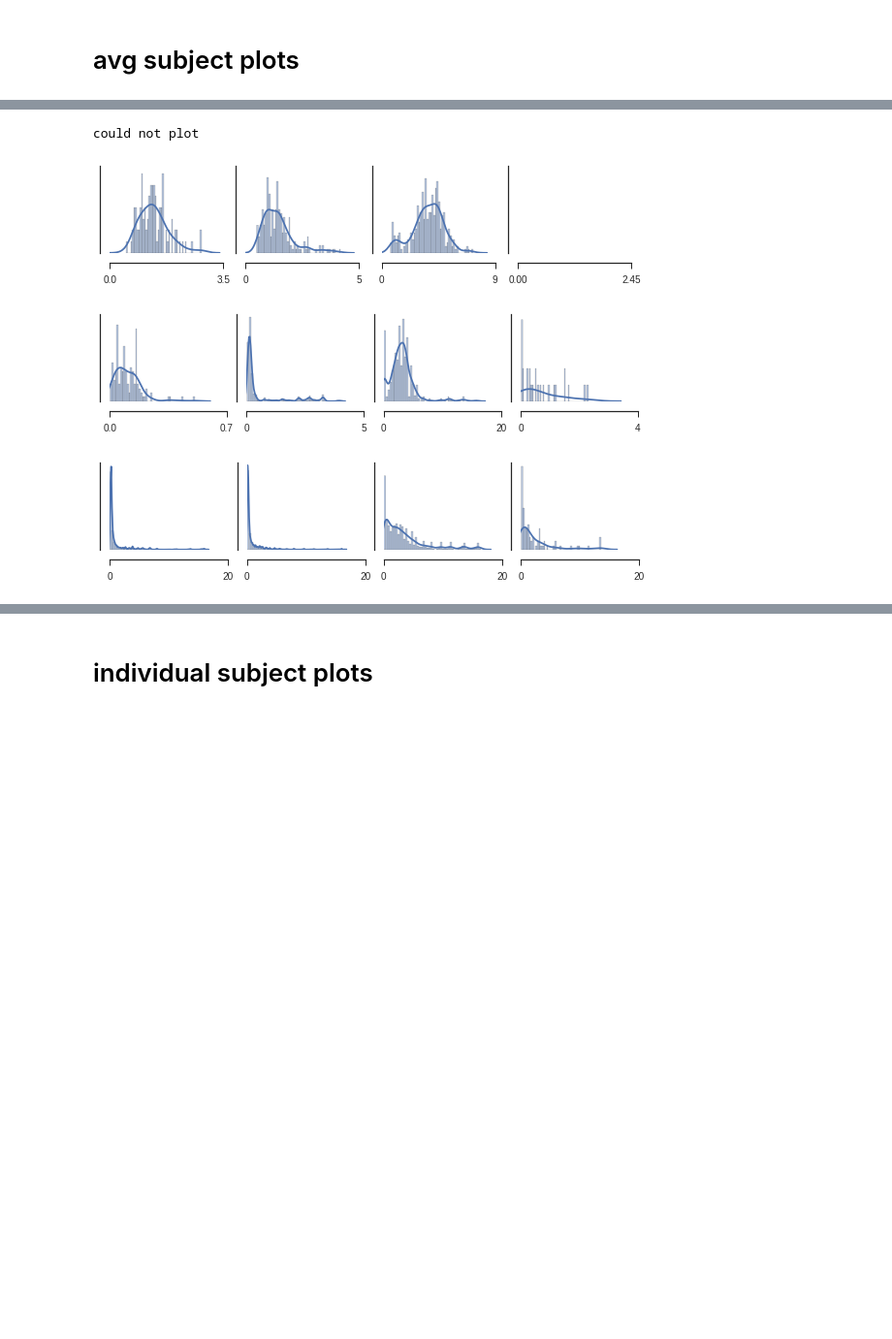
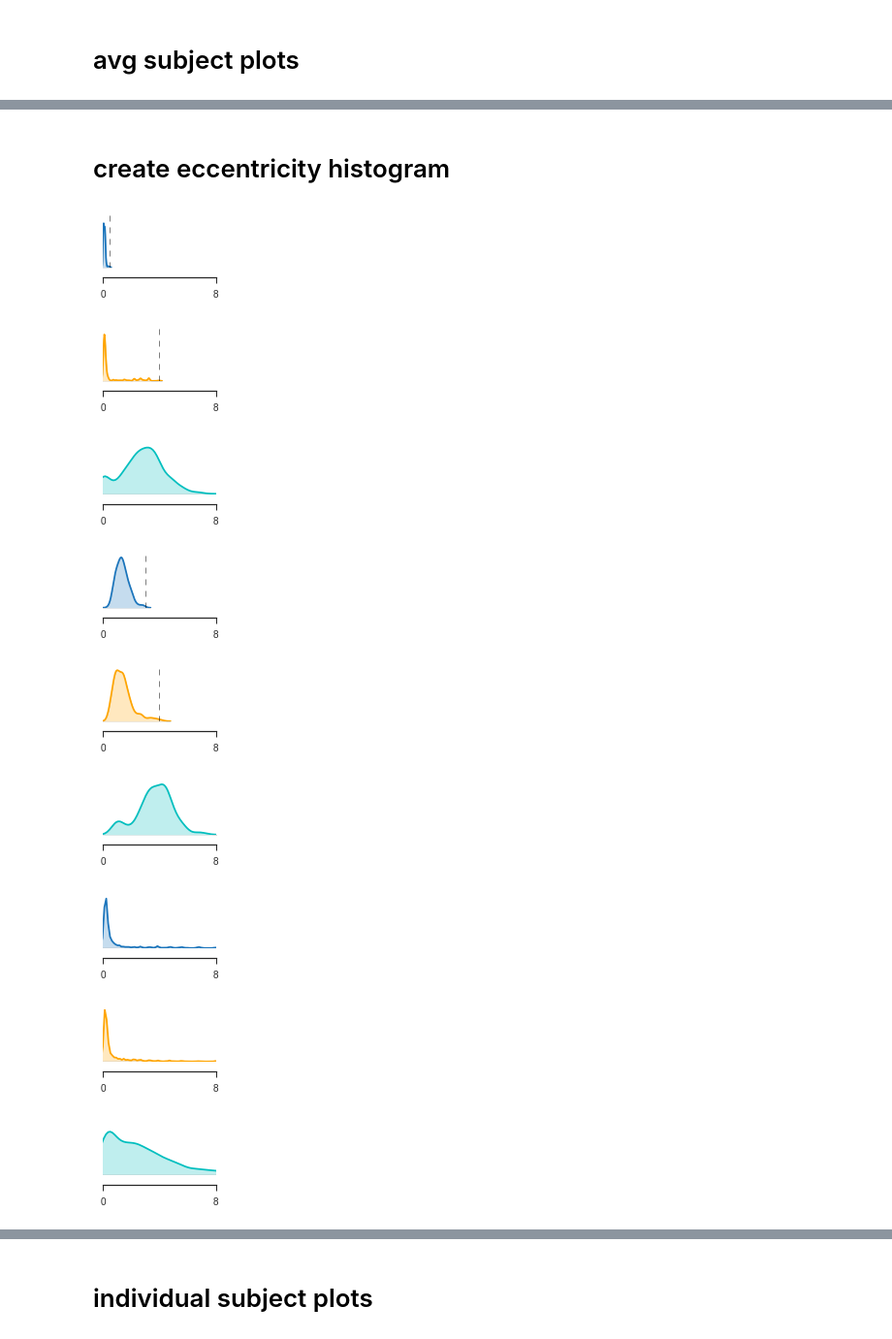
Before and after one commit to daanvanes/hcp_cerebellum_retinotopy, a Jupyter notebook: 3_Figures.ipynb, the cells around one changed output, grey strips where cells are left out. Shown at 97% size. Drawn from its saved outputs; the diff is of its cells as text; code cells hidden in the pictures; blank space fills up the shorter version.

```diff
--- a/3_Figures.ipynb
+++ b/3_Figures.ipynb
@@ -157,9 +121,9 @@ mask_names ={
 'left_VI':1,
 'right_VI':5,
 'left_VIIb':2,
- 'right_VIIb':7,
- 'left_VIIIb':3,
- 'right_VIIIb':6,
+'right_VIIb':7,
+'left_VIIIb':3,
+'right_VIIIb':6,
 'left_crusI':4,
 }
 
@@ -168,7 +132,11 @@ roi_combs = {
     'VIIb':[2,7],
     'VIIIb':[3,6],
     'crus':[4]
+}
 
-}
-roi_order = ['left_VI','left_VIIb','left_VIIIb','left_crusI','right_VI','right_VIIb','right_VIIIb']
-roi_comb_order = ['VI','VIIb','VIIIb','crus']
+stim_radius = 8
+sub_types = ['avg','wavg','per']
+n_vox_per = 250
+
+roi_order = ['left_VI','right_VI','left_VIIb','right_VIIb','left_VIIIb','right_VIIIb']
+roi_comb_order = ['VI','VIIb','VIIIb']
@@ -339,65 +517,64 @@ for sub_type in ['fits_per']:#['wavg','avg','per']:
+# %% [markdown]
+# create eccentricity histogram
 # %%
 # ecc histogram
-for sub_type in ['wavg','avg','per']:
+for sub_type in sub_types:
 
     # first create a plot for the average subject
-    f = pl.figure(figsize=(8,2))
     for mi,mask in enumerate(roi_comb_order):
 
-        s = f.add_subplot(1,4,mi+1)
-#         pl.title(mask)
+        # setup figure
+        f = pl.figure(figsize=(2,1.5))
+        s = f.add_subplot(1,1,1)
+
+        # get mask
         roimask = np.zeros_like(nb.load(os.path.join(out_dir,'masks','cer_retmaps','all_masks_together.nii')).get_data())
-
         for subroi in roi_combs[mask]:
             this_mask = (nb.load(os.path.join(out_dir,'masks','cer_retmaps','all_masks_together.nii')).get_data()==subroi)
             roimask[this_mask] = 1
-
         roimask = roimask.astype(bool)
 
-#         roimask = (nb.load(os.path.join(out_dir,'masks','cer_retmaps','all_masks_together.nii')).get_data()==(mask_names[mask]))
-
+        # get data
         if sub_type in ['avg','wavg']:
 
             data = nb.load(os.path.join(out_dir,'masked_niftis',masktype,'prfresults_subject_rank_%s.nii'%sub_type)).get_data()
             eccs = np.ravel(data[roimask,dims['ecc']])
 
-#             eccs  = eccs[eccs > 0.1]
         elif sub_type == 'per':
             all_eccs = []
             for sj in range(181):
 
                 data = nb.load(os.path.join(out_dir,'masked_niftis',masktype,'prfresults_subject_rank_%d.nii'%sj)).get_data()
                 all_eccs.append(np.ravel(data[roimask,dims['ecc']]))
 
             eccs = np.ravel(all_eccs)
 
-#             eccs = eccs[eccs>0.5]
-
-#         if mask =='VI':
-#             maxecc = 2
-#         elif mask == 'VIIb':
-#             maxecc = 4
-#         elif mask == 'VIIIb':
-#             maxecc = 12
-#         elif mask == 'crus':
-#             maxecc = 6
-
+        maxecc = get_ecc_lim(mask,sub_type)
+        maxplotsize = get_size_lim(mask,sub_type)
+        c = get_roi_color(mask)
 
         try:
-            sn.distplot(eccs[~np.isnan(eccs)],bins=50)#,color = ['b'])
+            sn.kdeplot(eccs[~np.isnan(eccs)],shade=True,color=c)#,color = ['b'])
         except:
             print 'could not plot'
-        pl.xlim(0,s.get_xlim()[1])
+
+        pl.axvline(maxecc,ls='--',color='k',lw=0.5)
+        pl.xlim(0,stim_radius)
         pl.ylim(0,s.get_ylim()[1])
-        pl.xticks([0,s.get_xlim()[1]])
+        pl.xticks([0,stim_radius])
         pl.yticks([])
-        sn.despine(offset=10)
+        sn.despine(offset=10,left=True)
 
-    pl.tight_layout()
-    f.savefig(os.path.join(fig_dir,'ecc_histograms_%s.pdf'%sub_type))
+        pl.tight_layout()
+        f.savefig(os.path.join(fig_dir,'ecc_histograms_%s_%s.pdf'%(sub_type,mask)),dpi=500)
 # %% [output]
-could not plot
-[figure, old version]
+[figure, new version]
-[figure, old version]
+[figure, new version]
-[figure, old version]
+[figure, new version]
+[figure, added]
+[figure, added]
+[figure, added]
+[figure, added]
+[figure, added]
+[figure, added]
 # %%
```
Also changed, not shown: parts of 13 cells of this notebook, 5 other files.
